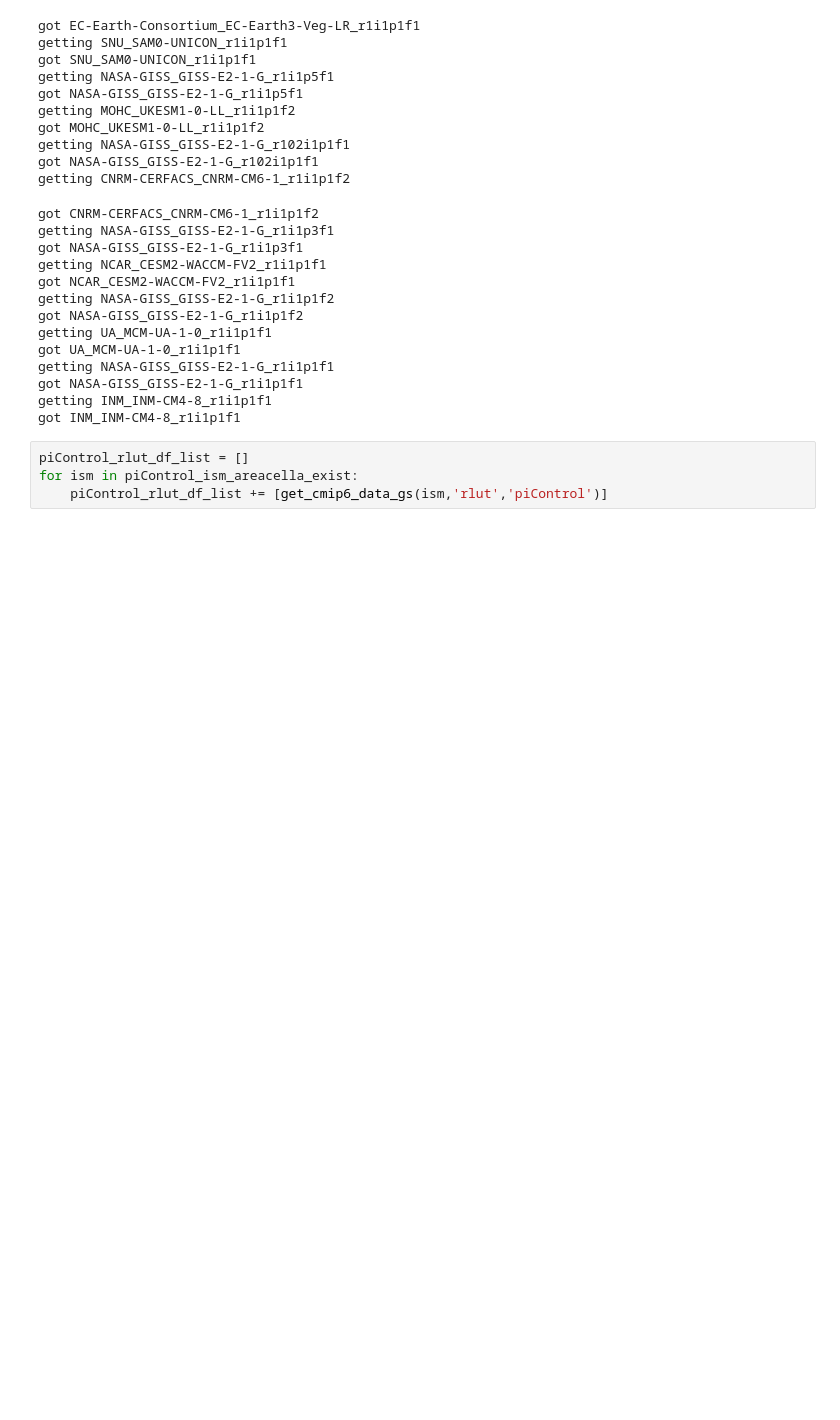
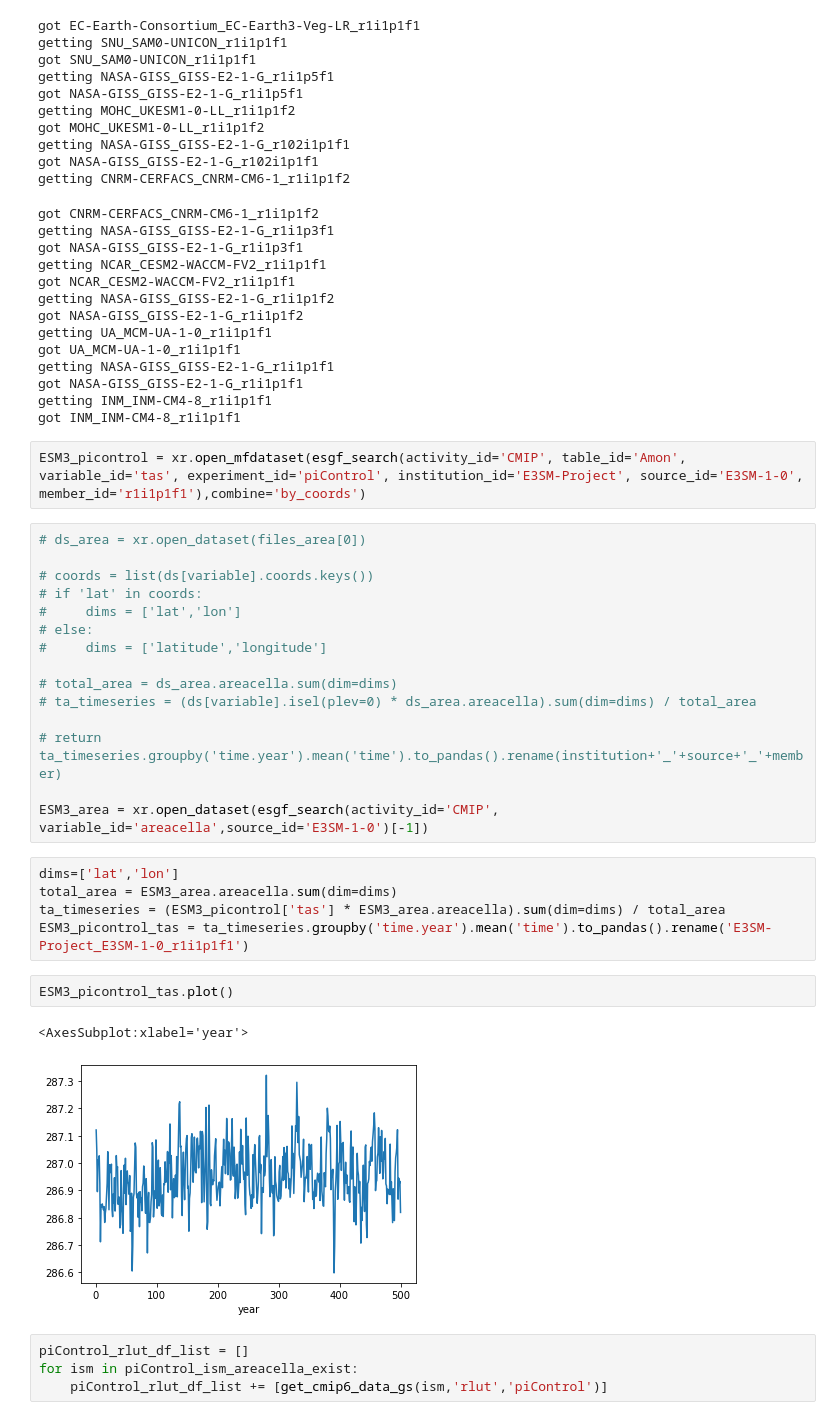
Before and after one commit to njleach/GIR, a Jupyter notebook: GIR/tools/get_cmip6_data.ipynb, the cells around one changed output. Cells and saved outputs as stored; diff of their text form; blank space fills up the shorter version.

```diff
--- a/GIR/tools/get_cmip6_data.ipynb
+++ b/GIR/tools/get_cmip6_data.ipynb
@@ -265,6 +674,33 @@ getting NASA-GISS_GISS-E2-1-G_r1i1p1f1
 got NASA-GISS_GISS-E2-1-G_r1i1p1f1
 getting INM_INM-CM4-8_r1i1p1f1
 got INM_INM-CM4-8_r1i1p1f1
+# %%
+ESM3_picontrol = xr.open_mfdataset(esgf_search(activity_id='CMIP', table_id='Amon', variable_id='tas', experiment_id='piControl', institution_id='E3SM-Project', source_id='E3SM-1-0', member_id='r1i1p1f1'),combine='by_coords')
+# %%
+# ds_area = xr.open_dataset(files_area[0])
+
+# coords = list(ds[variable].coords.keys())
+# if 'lat' in coords:
+#     dims = ['lat','lon']
+# else:
+#     dims = ['latitude','longitude']
+
+# total_area = ds_area.areacella.sum(dim=dims)
+# ta_timeseries = (ds[variable].isel(plev=0) * ds_area.areacella).sum(dim=dims) / total_area
+
+# return ta_timeseries.groupby('time.year').mean('time').to_pandas().rename(institution+'_'+source+'_'+member)
+
+ESM3_area = xr.open_dataset(esgf_search(activity_id='CMIP', variable_id='areacella',source_id='E3SM-1-0')[-1])
+# %%
+dims=['lat','lon']
+total_area = ESM3_area.areacella.sum(dim=dims)
+ta_timeseries = (ESM3_picontrol['tas'] * ESM3_area.areacella).sum(dim=dims) / total_area
+ESM3_picontrol_tas = ta_timeseries.groupby('time.year').mean('time').to_pandas().rename('E3SM-Project_E3SM-1-0_r1i1p1f1')
+# %%
+ESM3_picontrol_tas.plot()
+# %% [output]
+<AxesSubplot:xlabel='year'>
+[figure, added]
 # %%
 piControl_rlut_df_list = []
 for ism in piControl_ism_areacella_exist:
```
Also changed, not shown: parts of 15 cells of this notebook, 20 other files.
